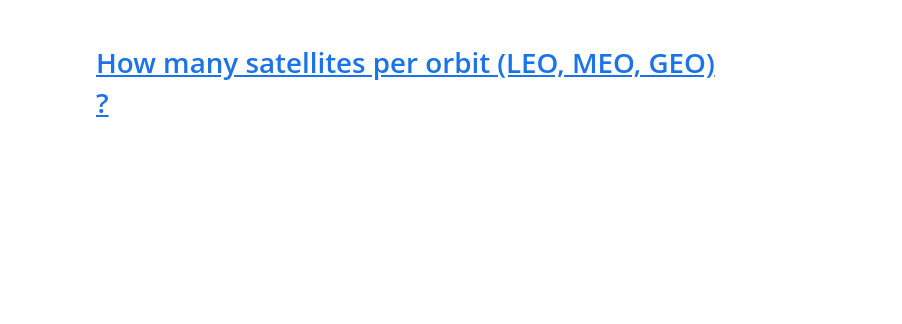
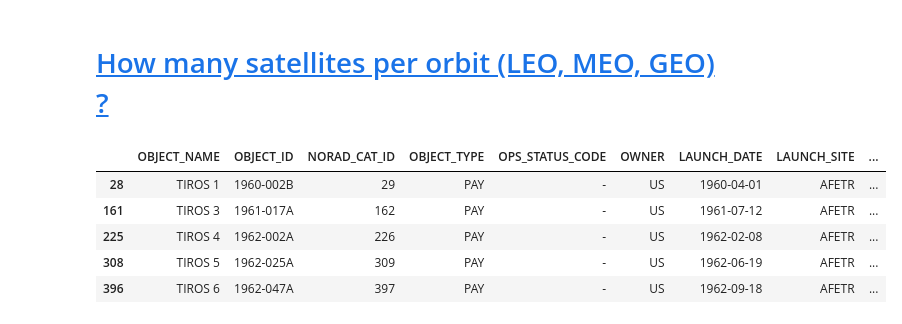
Before and after one commit to com-480-data-visualization/404-OrbitNotFound, a Jupyter notebook: reports/Milestone_1/EDA.ipynb, the cells around one changed output. Cells and saved outputs as stored; diff of their text form; code cells hidden in the pictures; blank space fills up the shorter version.

```diff
--- a/reports/Milestone_1/EDA.ipynb
+++ b/reports/Milestone_1/EDA.ipynb
@@ -164,2 +175,25 @@ plt.savefig("./img/debris_per_owner_bar.png", dpi=300, bbox_inches="tight")
 # %% [markdown]
 # <a id='toc4_'></a>[How many satellites per orbit (LEO, MEO, GEO) ?](#toc0_)
+# %%
+df_earth = (
+    df[(df["ORBIT_CENTER"] == "EA") & (~df["OPS_STATUS_CODE"].isin(["?", "D"]))]
+    .copy()
+    .dropna(subset=["APOGEE", "PERIGEE", "OPS_STATUS_CODE"])
+)
+
+conditions = [
+    (df_earth["APOGEE"] < 2000),  # LEO
+    (df_earth["PERIGEE"] >= 2000) & (df_earth["APOGEE"] < 35000),  # MEO
+    (df_earth["PERIGEE"].between(35000, 37000)) & (df_earth["APOGEE"].between(35000, 37000)),  # GEO
+]
+choices = ["LEO", "MEO", "GEO"]
+
+df_earth["ORBIT_CLASS"] = np.select(conditions, choices, default="OTHER")
+df_earth.head()
+# %% [output]
+|  | OBJECT_NAME | OBJECT_ID | NORAD_CAT_ID | OBJECT_TYPE | OPS_STATUS_CODE | OWNER | LAUNCH_DATE | LAUNCH_SITE | ... |
+| 28 | TIROS 1 | 1960-002B | 29 | PAY | - | US | 1960-04-01 | AFETR | ... |
+| 161 | TIROS 3 | 1961-017A | 162 | PAY | - | US | 1961-07-12 | AFETR | ... |
+| 225 | TIROS 4 | 1962-002A | 226 | PAY | - | US | 1962-02-08 | AFETR | ... |
+| 308 | TIROS 5 | 1962-025A | 309 | PAY | - | US | 1962-06-19 | AFETR | ... |
+| 396 | TIROS 6 | 1962-047A | 397 | PAY | - | US | 1962-09-18 | AFETR | ... |
```
Also changed, not shown: parts of 6 cells of this notebook, 4 other files.
